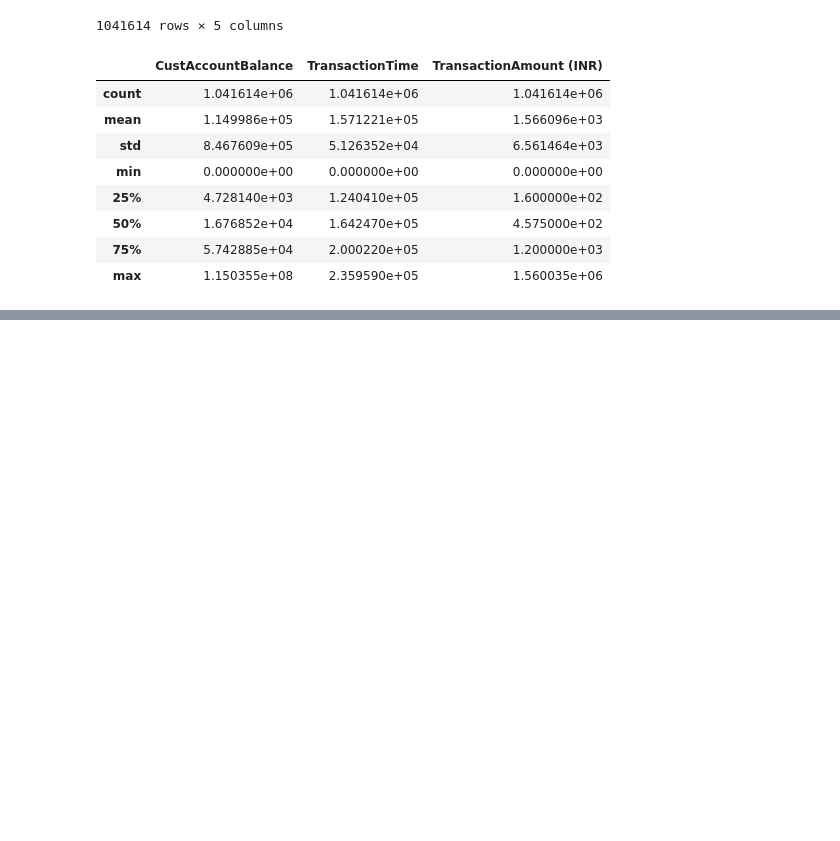
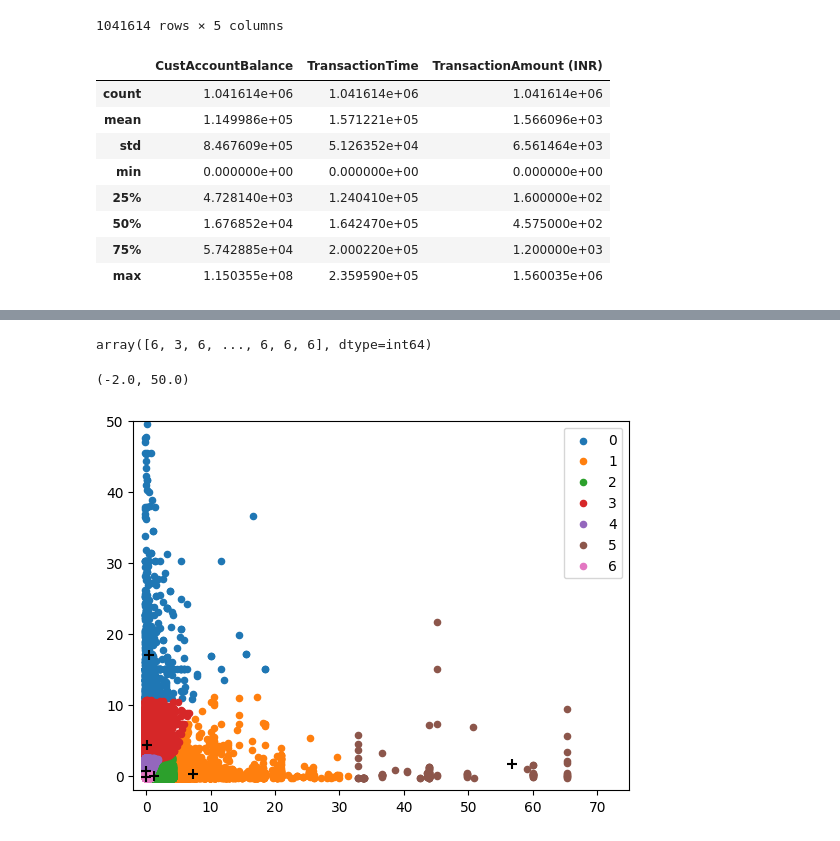
Before and after one commit to aleg001/Lab7-IA, a Jupyter notebook: Lab7.ipynb, the cells around one changed output, grey strips where cells are left out. Drawn from its saved outputs; the diff is of its cells as text; code cells hidden in the pictures; blank space fills up the shorter version.

```diff
--- a/Lab7.ipynb
+++ b/Lab7.ipynb
@@ -134,0 +152,25 @@ Centroides = (X.iloc[np.random.choice(X.index, ClusterSeleccionado, replace=Fals
+# %%
+from sklearn.preprocessing import StandardScaler
+from sklearn.datasets import make_blobs
+
+X= StandardScaler().fit_transform(X)
+kmeans = KMeans(7)
+kmeans.train(X)
+
+classes = kmeans.predict(X)
+classes
+# %% [output]
+array([6, 3, 6, ..., 6, 6, 6], dtype=int64)
+# %%
+# DESCOMENTAR CUANDO SE HAYA CORRIDO FUNCION
+
+u_labels = list(np.unique(classes))
+for i in u_labels:
+    plt.scatter(Xi[classes == i, 0], X[classes == i, 1], s = 20, label = i)
+plt.scatter(kmeans.centroids[:,0],kmeans.centroids[:,1],s = 50, c = 'k',marker = '+')
+plt.legend()
+plt.xlim(-2, 75)
+plt.ylim(-2, 50)
+# %% [output]
+(-2.0, 50.0)
+[figure, added]
```
Also changed, not shown: parts of 9 cells of this notebook.
